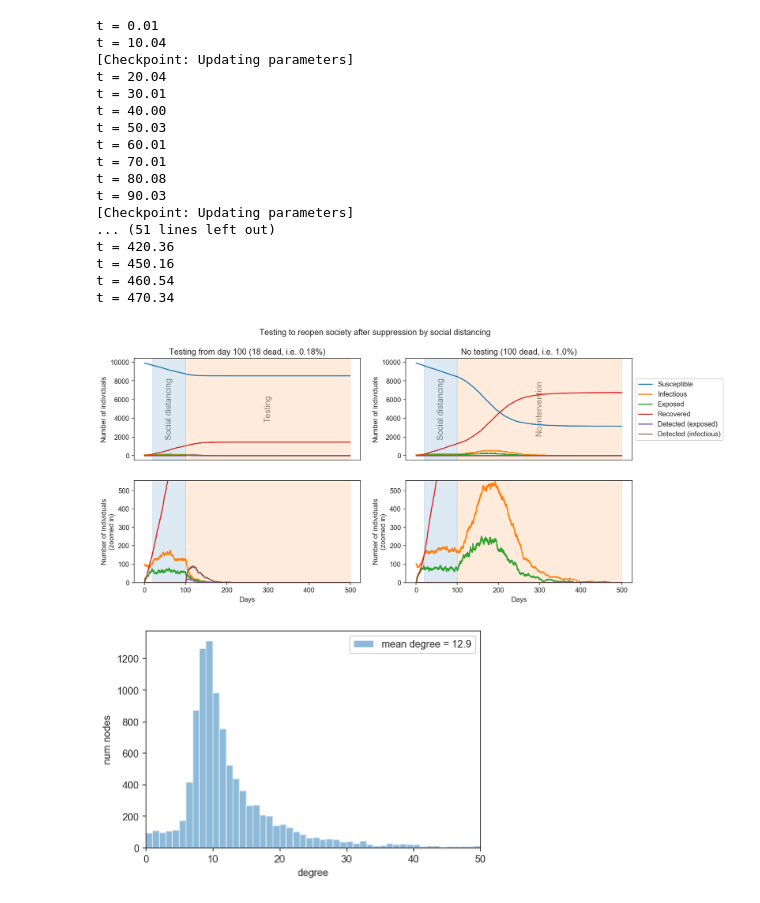
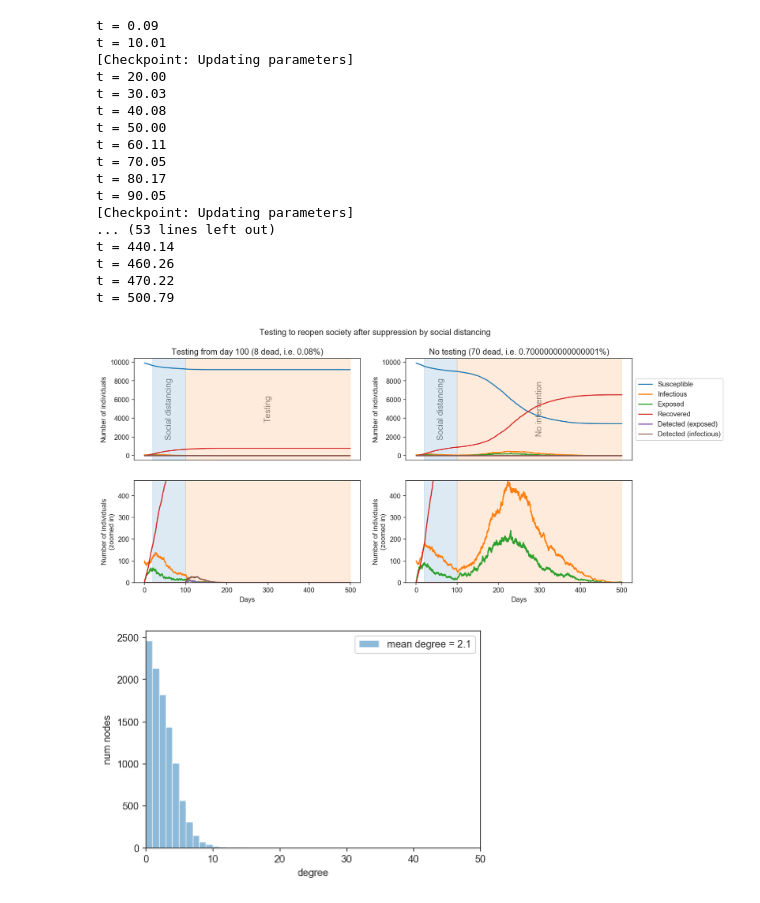
Before and after one commit to paulromer149/ubiquitous-testing, a Jupyter notebook: SEIRSplus_test_everyone.ipynb, the cells around one changed output. Saved outputs shown, nothing was run; the diff lists cells and outputs as text; code cells hidden in the pictures.

```diff
--- a/SEIRSplus_test_everyone.ipynb
+++ b/SEIRSplus_test_everyone.ipynb
@@ -157,7 +157,7 @@ numNodes = 10000
 n_days = 500
 baseGraph    = networkx.barabasi_albert_graph(n=numNodes, m=9)
 G_normal     = custom_exponential_graph(baseGraph, scale=100)
-G_distancing = custom_exponential_graph(baseGraph, scale=10)
+G_distancing = custom_exponential_graph(baseGraph, scale=5)
 G_quarantine = custom_exponential_graph(baseGraph, scale=5)
 
 model_params = dict(
@@ -197,24 +197,24 @@ checkpoints = {'t': [dist_start, test_start], 'G': [G_distancing, G_normal], 'p'
 cmodel.run(T=n_days, checkpoints=checkpoints, verbose=False)
 plot_models(model, cmodel, [(dist_start, "Social distancing"), (test_start, "Testing")], [(dist_start, "Social distancing"), (test_start, "No intervention")], "Testing to reopen society after suppression by social distancing")
 # %% [output]
-t = 0.01
-t = 10.04
+t = 0.09
+t = 10.01
 [Checkpoint: Updating parameters]
-t = 20.04
-t = 30.01
-t = 40.00
-t = 50.03
-t = 60.01
-t = 70.01
-t = 80.08
-t = 90.03
+t = 20.00
+t = 30.03
+t = 40.08
+t = 50.00
+t = 60.11
+t = 70.05
+t = 80.17
+t = 90.05
 [Checkpoint: Updating parameters]
-... (51 lines left out)
-t = 420.36
-t = 450.16
-t = 460.54
-t = 470.34
+... (53 lines left out)
+t = 440.14
+t = 460.26
+t = 470.22
+t = 500.79
-[figure, old version]
+[figure, new version]
 # %%
 def plot_degree_distn(graph, max_degree=None, show=True, use_seaborn=True):
     import matplotlib.pyplot as pyplot
@@ -240,6 +240,6 @@ def plot_degree_distn(graph, max_degree=None, show=True, use_seaborn=True):
     if(show):
         pyplot.show()
 # %%
-plot_degree_distn(G_normal, max_degree=50)
+plot_degree_distn(G_quarantine, max_degree=50)
 # %% [output]
-[figure, old version]
+[figure, new version]
```
Also changed, not shown: parts of 1 cell of this notebook.
